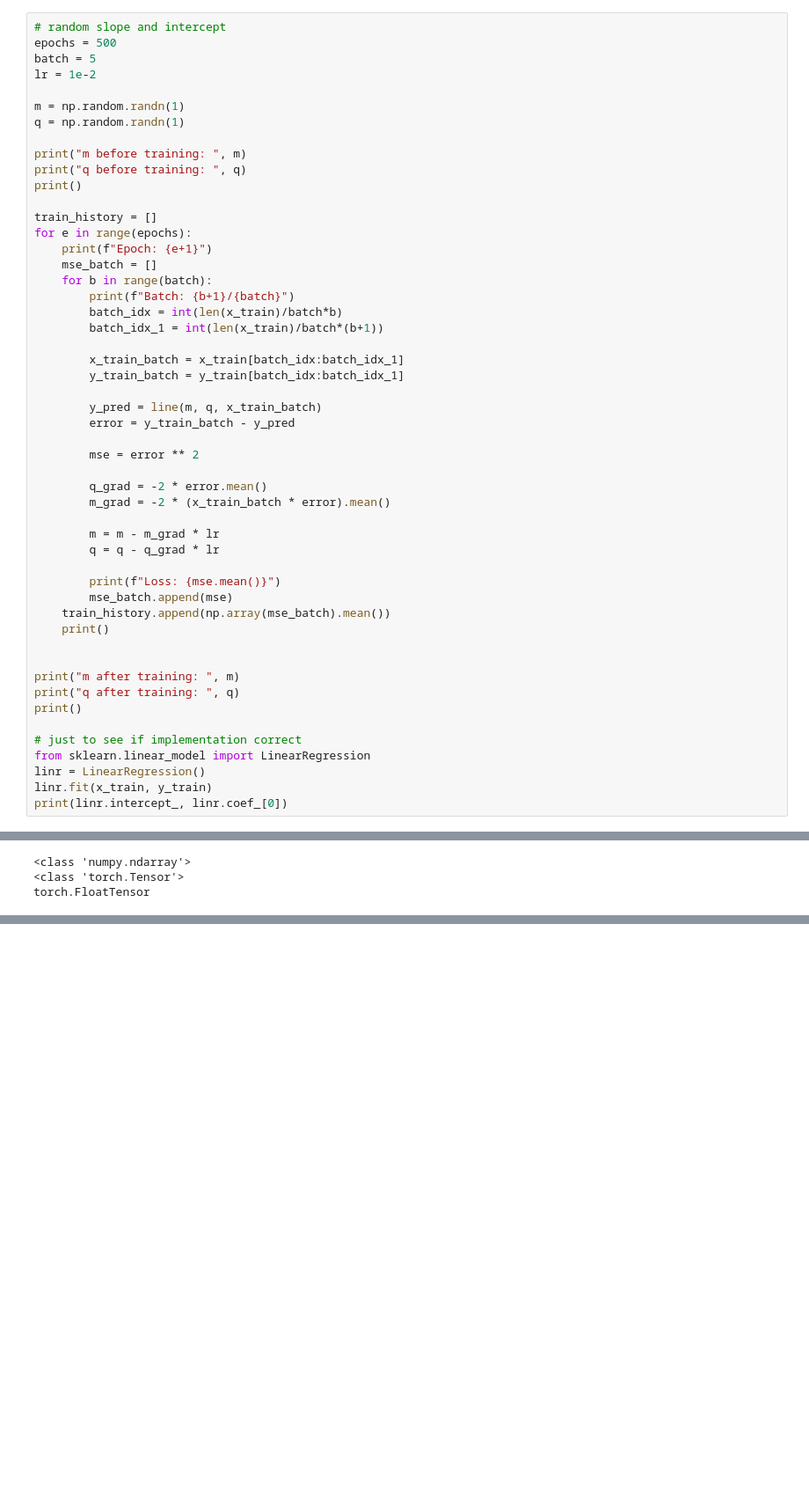
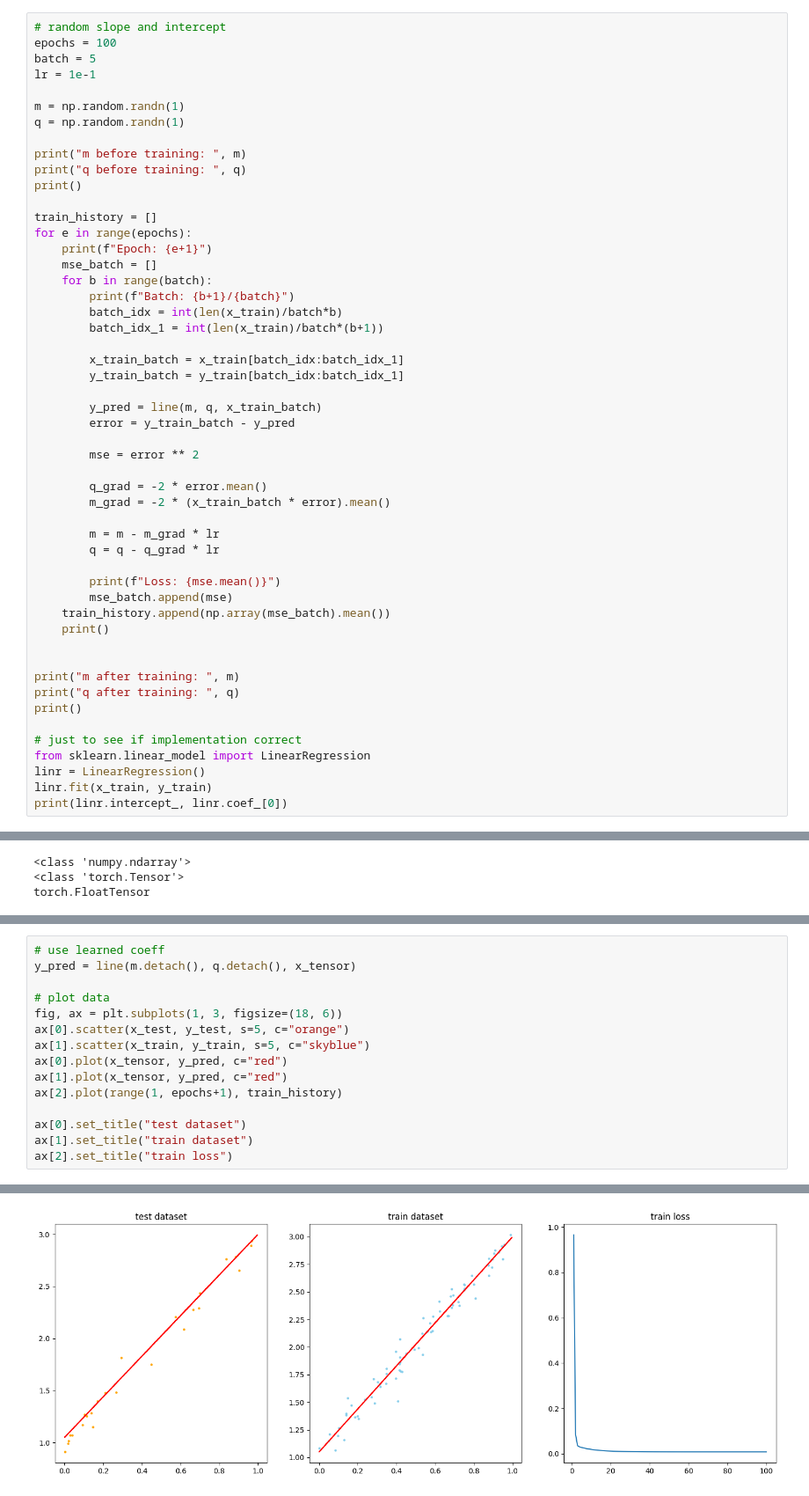
Before and after one commit to budermike/neural-ode-galaxy-gen, a Jupyter notebook: 01_foundations/pytorch_introduction.ipynb, the cells around one changed output, grey strips where cells are left out. Shown at 88% size. Cells and saved outputs as stored; diff of their text form; blank space fills up the shorter version.

```diff
--- a/01_foundations/pytorch_introduction.ipynb
+++ b/01_foundations/pytorch_introduction.ipynb
@@ -38,9 +38,9 @@ Text(0.5, 1.0, 'train dataset')
 [figure]
 # %%
 # random slope and intercept
-epochs = 500
+epochs = 100
 batch = 5
-lr = 1e-2
+lr = 1e-1
 
 m = np.random.randn(1)
 q = np.random.randn(1)
@@ -211,0 +236,16 @@ TypeError: unsupported operand type(s) for *: 'float' and 'NoneType'
+# %%
+# use learned coeff
+y_pred = line(m.detach(), q.detach(), x_tensor)
+
+# plot data
+fig, ax = plt.subplots(1, 3, figsize=(18, 6))
+ax[0].scatter(x_test, y_test, s=5, c="orange")
+ax[1].scatter(x_train, y_train, s=5, c="skyblue")
+ax[0].plot(x_tensor, y_pred, c="red")
+ax[1].plot(x_tensor, y_pred, c="red")
+ax[2].plot(range(1, epochs+1), train_history)
+
+ax[0].set_title("test dataset")
+ax[1].set_title("train dataset")
+ax[2].set_title("train loss")
+# %% [output]
@@ -211,0 +253 @@ TypeError: unsupported operand type(s) for *: 'float' and 'NoneType'
+[figure, added]
```
Also changed, not shown: parts of 31 cells of this notebook.
